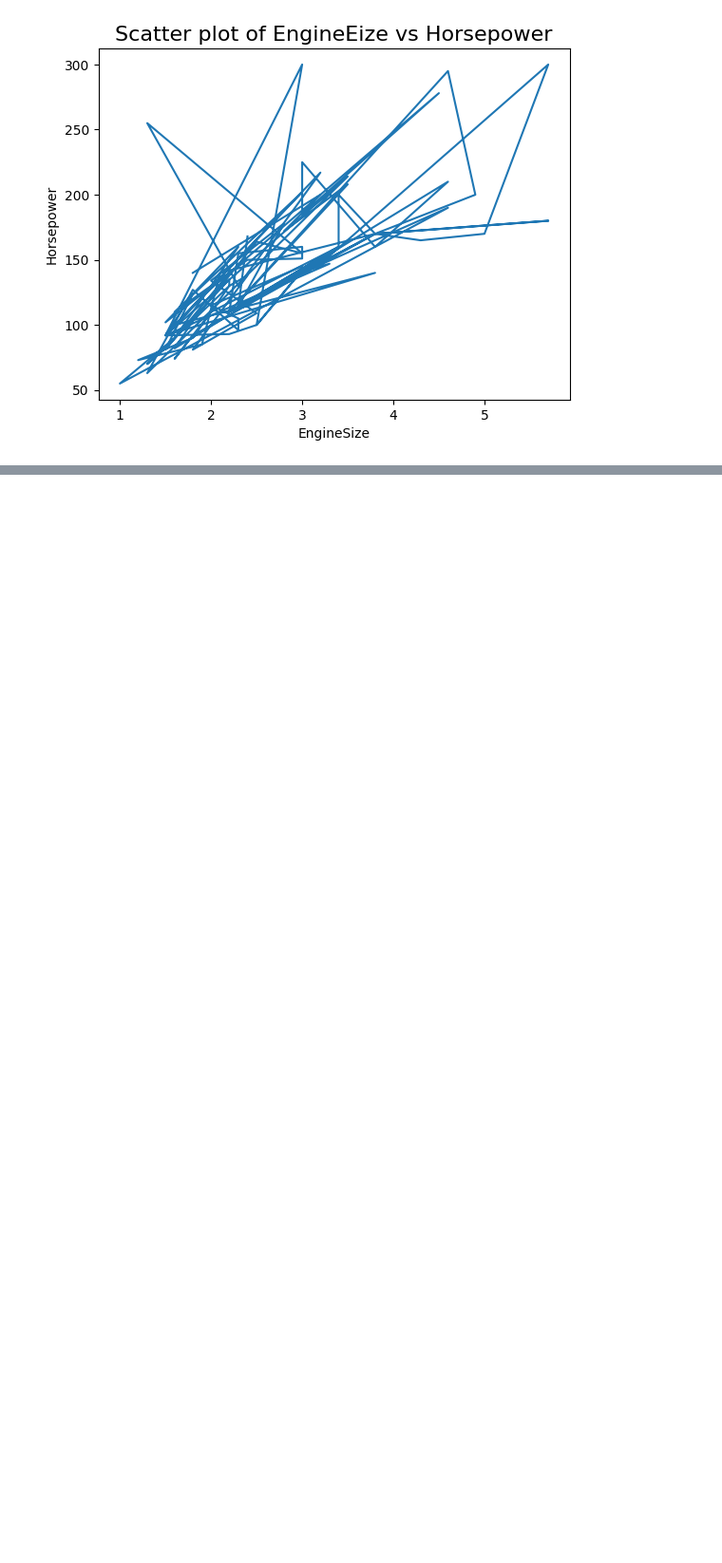
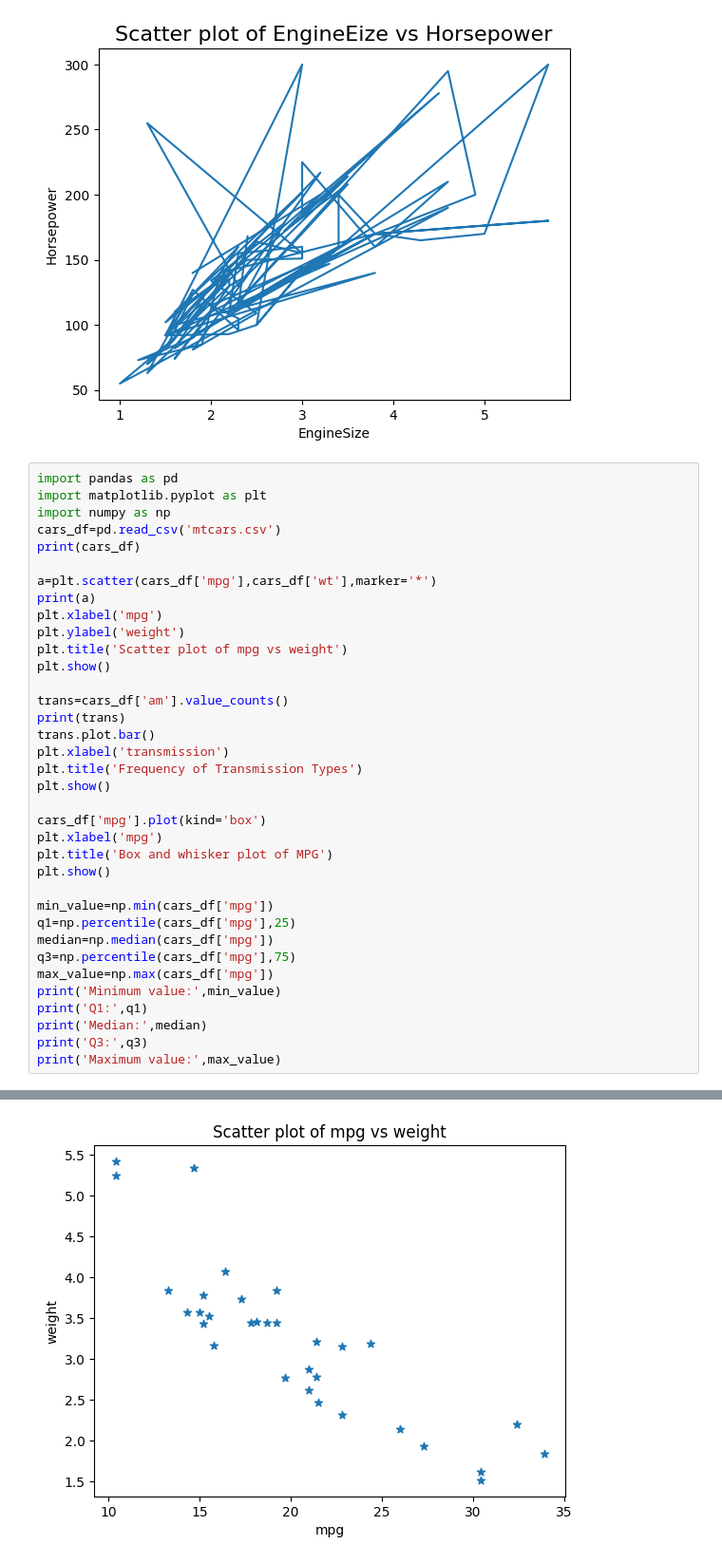
Before and after one commit to hemashreem49/11, a Jupyter notebook: Untitled22.ipynb, the cells around one changed output, grey strips where cells are left out. Shown: that part at 95% size. Cells and saved outputs as stored; diff of their text form; blank space fills up the shorter version.

```diff
--- a/Untitled22.ipynb
+++ b/Untitled22.ipynb
@@ -81,3 +81,40 @@ Maximum value: 61.9
 [figure]
 [figure]
 [figure]
+# %%
+import pandas as pd
+import matplotlib.pyplot as plt
+import numpy as np
+cars_df=pd.read_csv('mtcars.csv')
+print(cars_df)
+
+a=plt.scatter(cars_df['mpg'],cars_df['wt'],marker='*')
+print(a)
+plt.xlabel('mpg')
+plt.ylabel('weight')
+plt.title('Scatter plot of mpg vs weight')
+plt.show()
+
+trans=cars_df['am'].value_counts()
+print(trans)
+trans.plot.bar()
+plt.xlabel('transmission')
+plt.title('Frequency of Transmission Types')
+plt.show()
+
+cars_df['mpg'].plot(kind='box')
+plt.xlabel('mpg')
+plt.title('Box and whisker plot of MPG')
+plt.show()
+
+min_value=np.min(cars_df['mpg'])
+q1=np.percentile(cars_df['mpg'],25)
+median=np.median(cars_df['mpg'])
+q3=np.percentile(cars_df['mpg'],75)
+max_value=np.max(cars_df['mpg'])
+print('Minimum value:',min_value)
+print('Q1:',q1)
+print('Median:',median)
+print('Q3:',q3)
+print('Maximum value:',max_value)
+# %% [output]
@@ -83,0 +138 @@ Maximum value: 61.9
+[figure, added]
```
Also changed, not shown: parts of 1 cell of this notebook.
